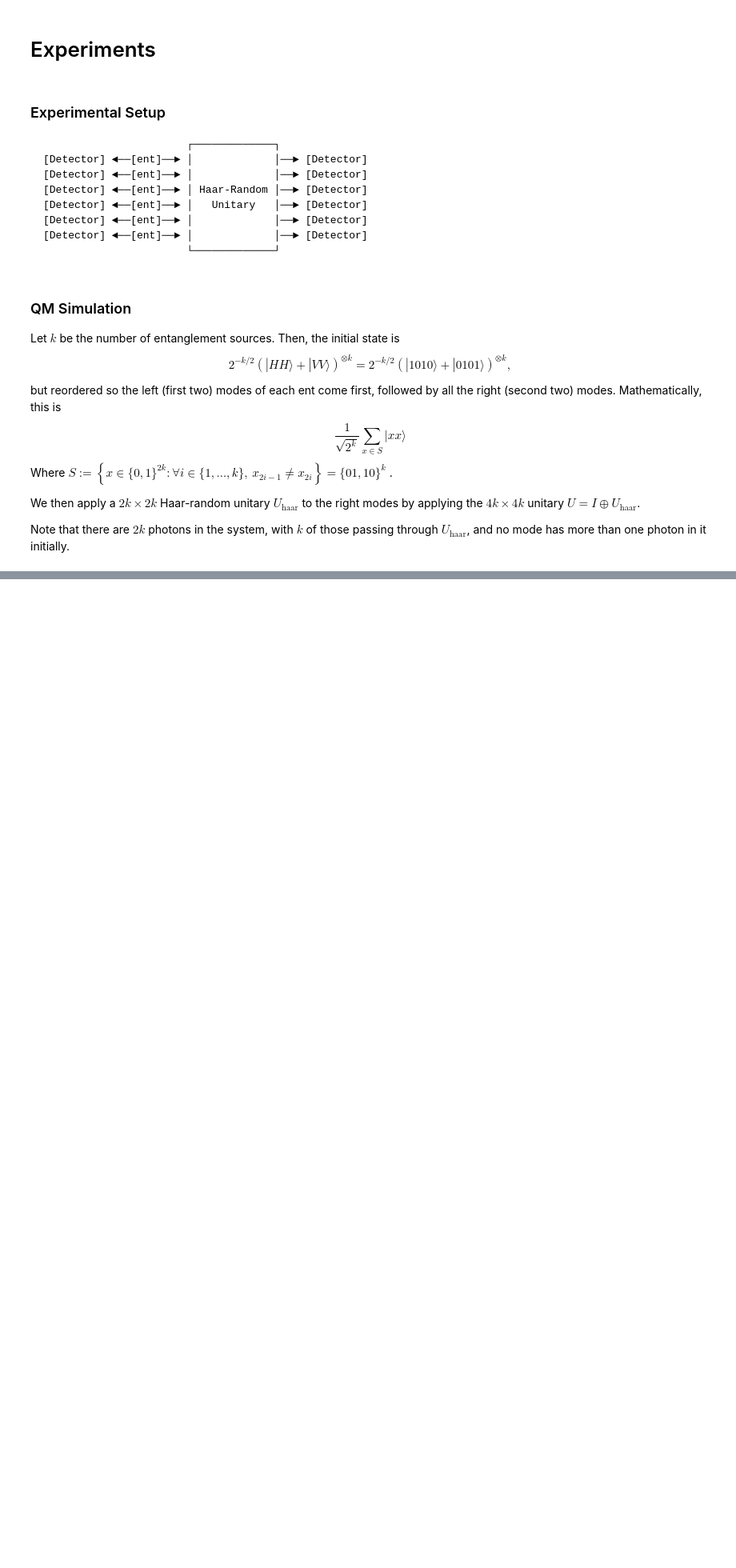
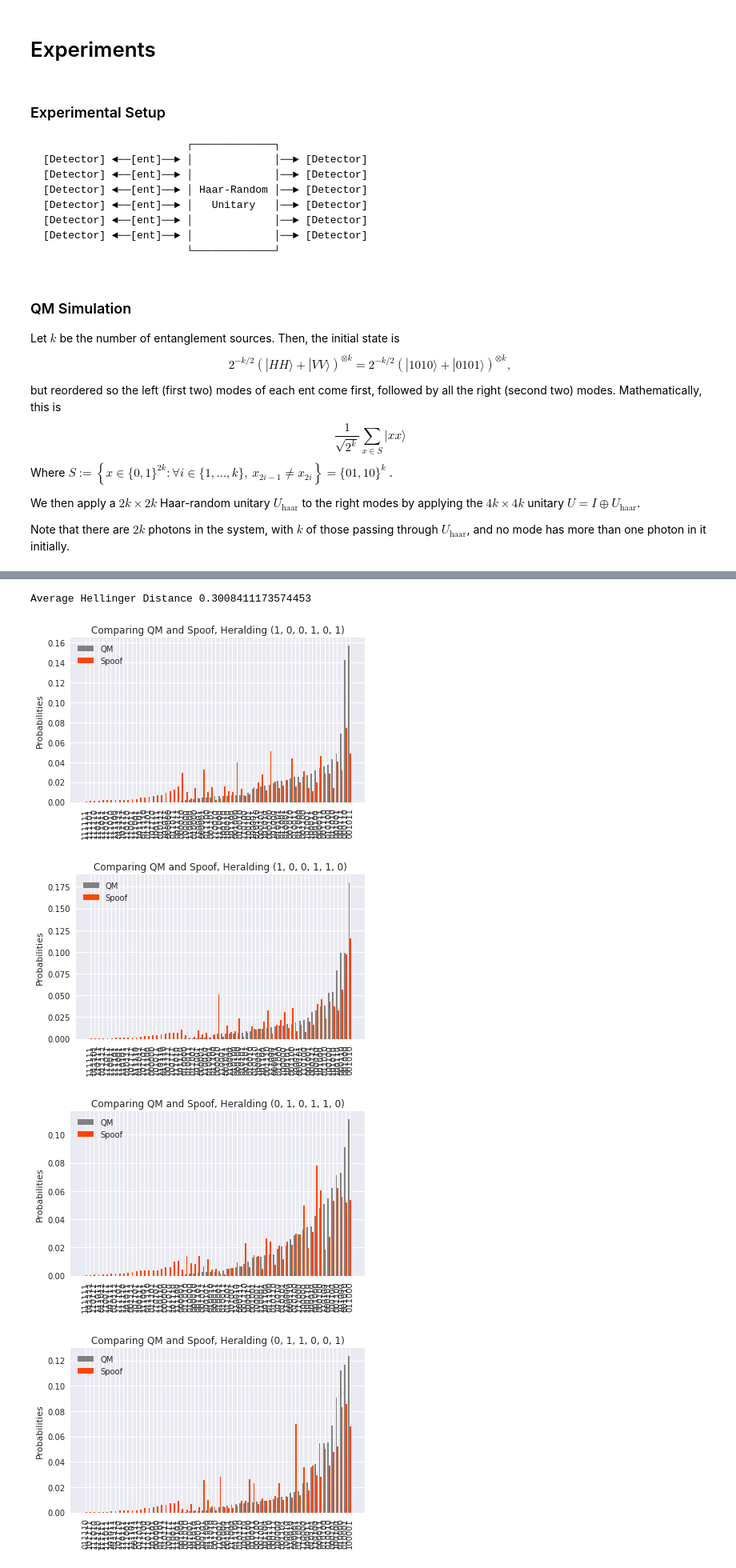
Before and after one commit to ironak/GaussianBosonSampling, a Jupyter notebook: experiments.ipynb, the cells around one changed output, grey strips where cells are left out. Shown: that part at 80% size. Saved outputs shown, nothing was run; the diff lists cells and outputs as text; code cells hidden in the pictures; blank space fills up the shorter version.

```diff
--- a/experiments.ipynb
+++ b/experiments.ipynb
@@ -674,0 +281,13 @@ plot_qm_vs_stoch(*estu(3))
+# %%
+def optimizable_estu(x, num_src=3, N=100000, shots=10):
+    running_tot = 0
+    for i in range(shots):
+        qm_distrs, stoch_distrs = estu(
+            num_src,
+            r=x[0],
+            herald_gamma=x[1],
+            out_gamma=x[2],
+            N=N
+        )
+        running_tot += avg_distr_distance(qm_distrs, stoch_distrs)
+    return running_tot / shots
@@ -674,0 +304,14 @@ plot_qm_vs_stoch(*estu(3))
+# %%
+print_estu(
+    3,
+    r=res.x[0],
+    herald_gamma=res.x[1],
+    out_gamma=res.x[2],
+    N=1000000
+)
+# %% [output]
+Average Hellinger Distance 0.3008411173574453
+[figure, added]
+[figure, added]
+[figure, added]
+[figure, added]
```
Also changed, not shown: parts of 17 cells of this notebook, 1 other file.
